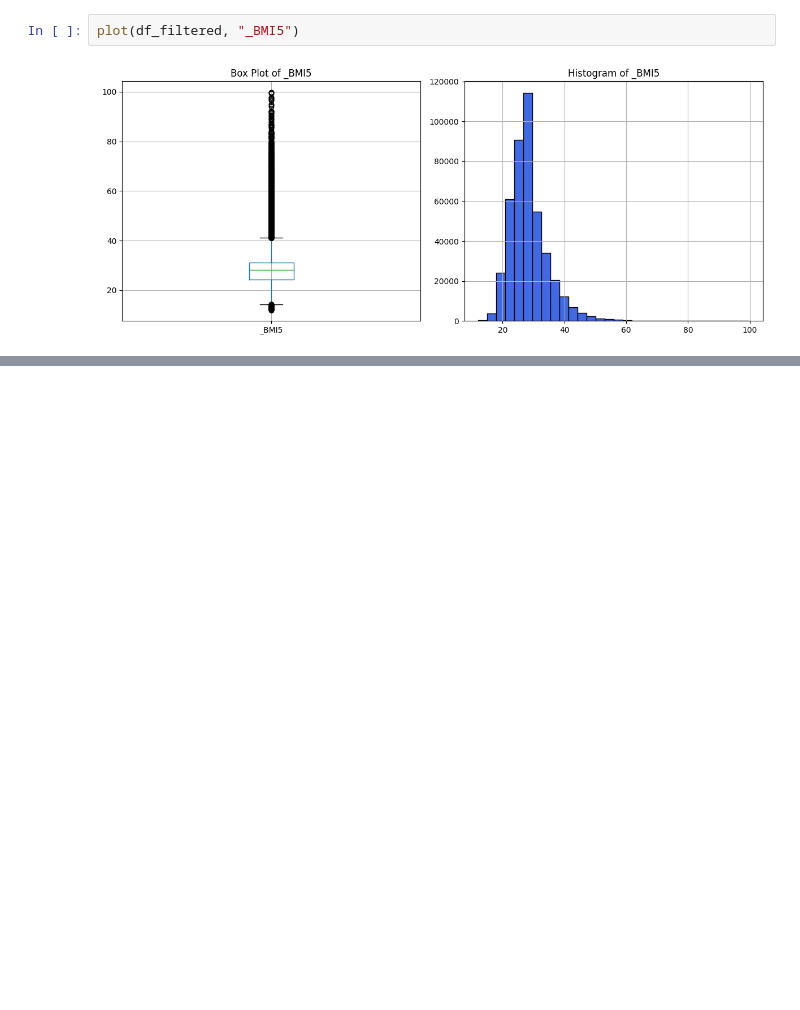
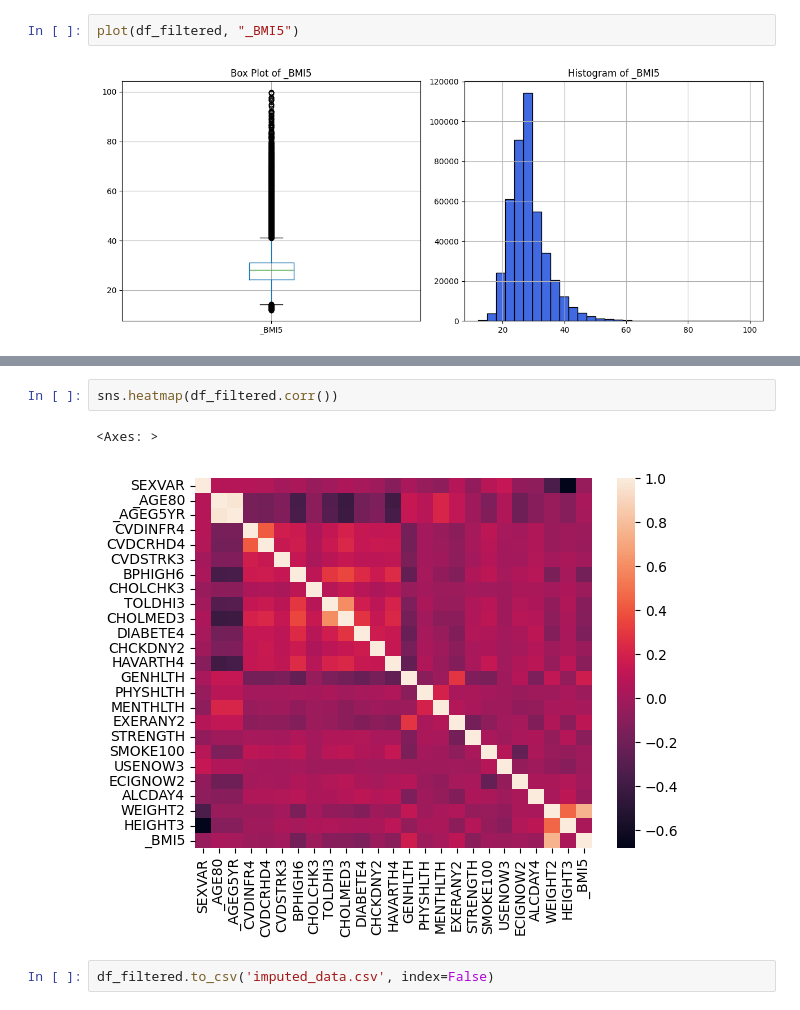
Before and after one commit to Huy1996/CMPE-257---Group-1, a Jupyter notebook: EDA.ipynb, the cells around one changed output, grey strips where cells are left out. Saved outputs shown, nothing was run; the diff lists cells and outputs as text; blank space fills up the shorter version.

```diff
--- a/EDA.ipynb
+++ b/EDA.ipynb
@@ -668 +799,8 @@ plot(df_filtered, "_BMI5")
+# %%
+sns.heatmap(df_filtered.corr())
+# %% [output]
+<Axes: >
+[figure, added]
+# %%
+df_filtered.to_csv('imputed_data.csv', index=False)
 # %%
```
Also changed, not shown: parts of 12 cells of this notebook.
